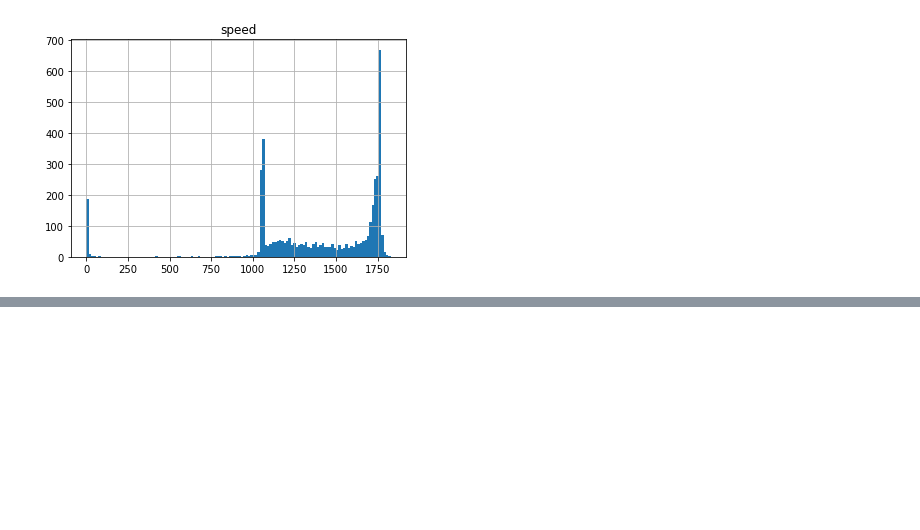
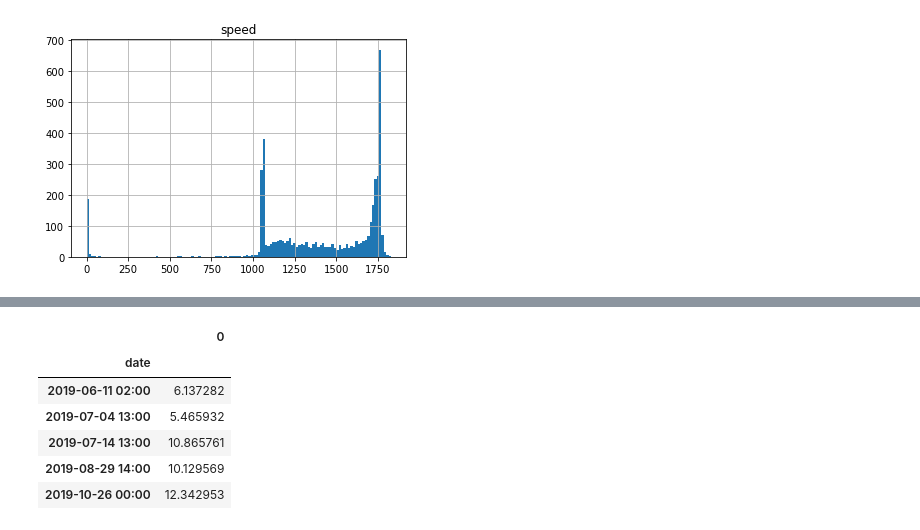
Before and after one commit to AiZhanghan/gearbox-fault-detection, a Jupyter notebook: code/train/niu_jia_ling/3.ipynb, the cells around one changed output, grey strips where cells are left out. Saved outputs shown, nothing was run; the diff lists cells and outputs as text; code cells hidden in the pictures; blank space fills up the shorter version.

```diff
--- a/code/train/niu_jia_ling/3.ipynb
+++ b/code/train/niu_jia_ling/3.ipynb
@@ -50,0 +100,10 @@ speed.boxplot()
+# %%
+anomaly_scores[anomaly_scores[0] >= 4]
+# %% [output]
+|  | 0 |
+| date |  |
+| 2019-06-11 02:00 | 6.137282 |
+| 2019-07-04 13:00 | 5.465932 |
+| 2019-07-14 13:00 | 10.865761 |
+| 2019-08-29 14:00 | 10.129569 |
+| 2019-10-26 00:00 | 12.342953 |
```
Also changed, not shown: parts of 13 cells of this notebook, 4 other files.
